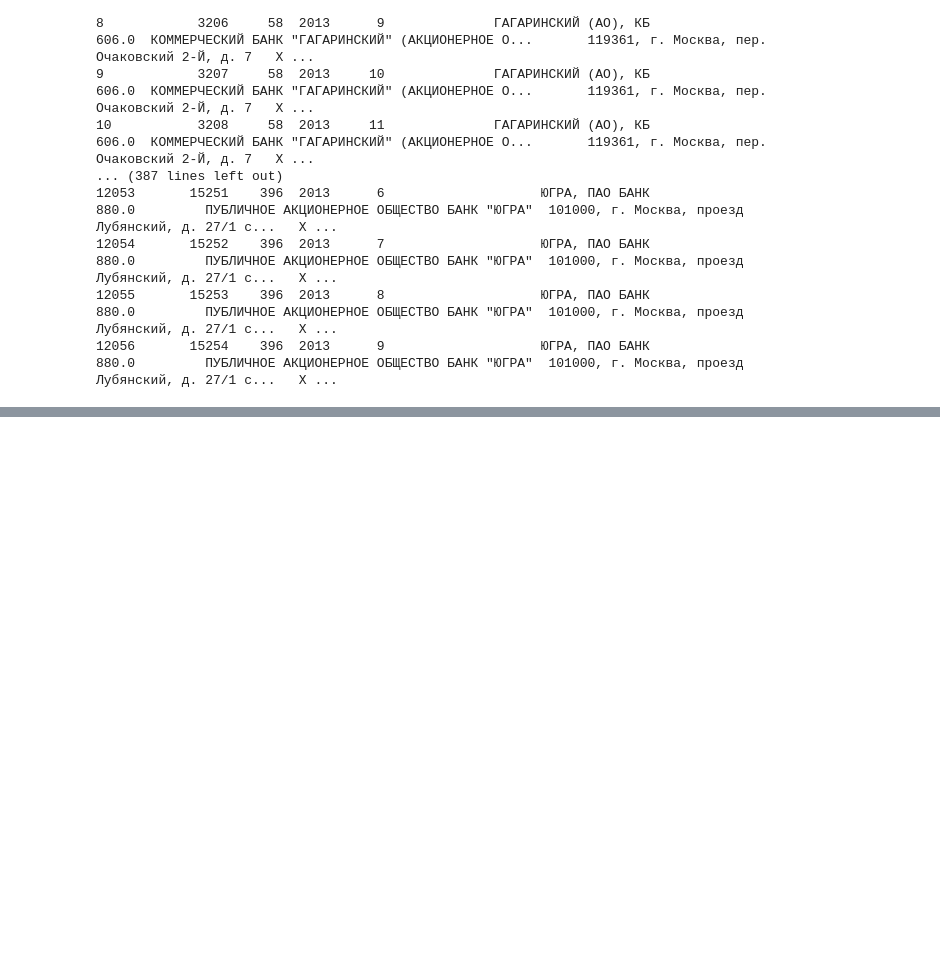
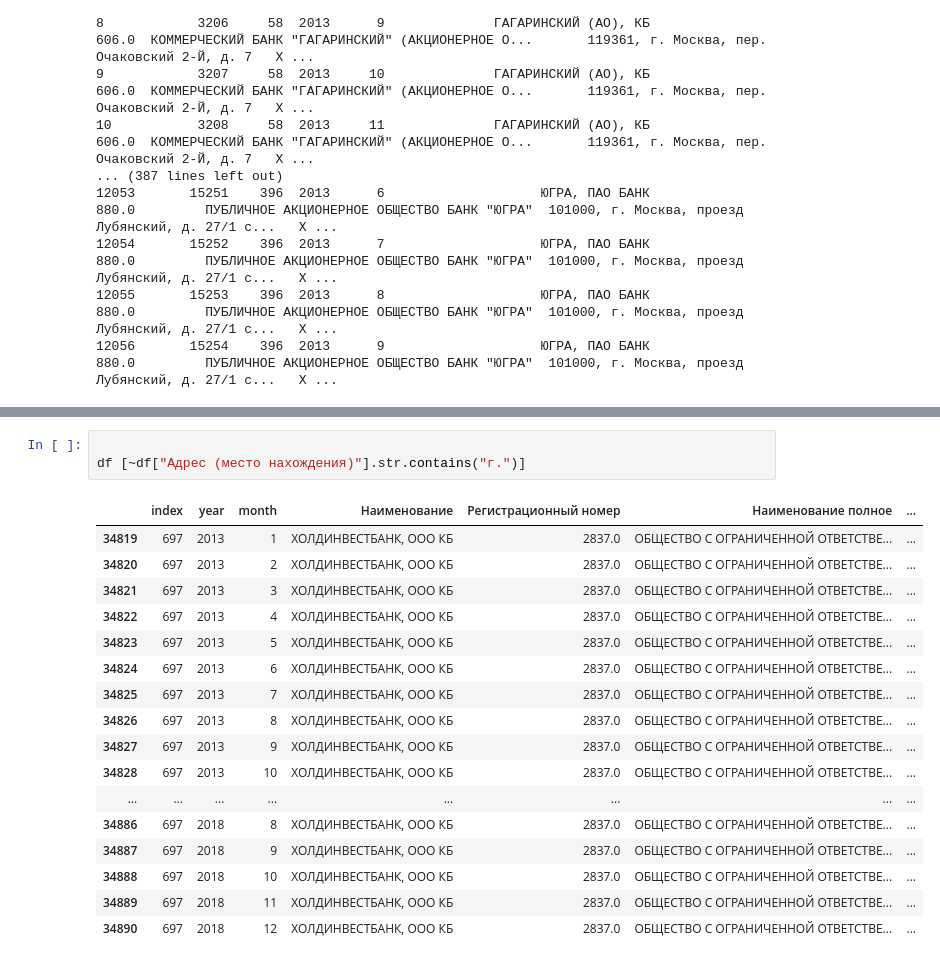
Before and after one commit to yuliak98/-2, a Jupyter notebook: ликвидация.ipynb, the cells around one changed output, grey strips where cells are left out. Cells and saved outputs as stored; diff of their text form; blank space fills up the shorter version.

```diff
--- a/ликвидация.ipynb
+++ b/ликвидация.ipynb
@@ -87,0 +140,21 @@ df
+# %%
+
+df [~df["Адрес (место нахождения)"].str.contains("г.")]
+# %% [output]
+|  | index | year | month | Наименование | Регистрационный номер | Наименование полное | ... |
+| 34819 | 697 | 2013 | 1 | ХОЛДИНВЕСТБАНК, ООО КБ | 2837.0 | ОБЩЕСТВО С ОГРАНИЧЕННОЙ ОТВЕТСТВЕ... | ... |
+| 34820 | 697 | 2013 | 2 | ХОЛДИНВЕСТБАНК, ООО КБ | 2837.0 | ОБЩЕСТВО С ОГРАНИЧЕННОЙ ОТВЕТСТВЕ... | ... |
+| 34821 | 697 | 2013 | 3 | ХОЛДИНВЕСТБАНК, ООО КБ | 2837.0 | ОБЩЕСТВО С ОГРАНИЧЕННОЙ ОТВЕТСТВЕ... | ... |
+| 34822 | 697 | 2013 | 4 | ХОЛДИНВЕСТБАНК, ООО КБ | 2837.0 | ОБЩЕСТВО С ОГРАНИЧЕННОЙ ОТВЕТСТВЕ... | ... |
+| 34823 | 697 | 2013 | 5 | ХОЛДИНВЕСТБАНК, ООО КБ | 2837.0 | ОБЩЕСТВО С ОГРАНИЧЕННОЙ ОТВЕТСТВЕ... | ... |
+| 34824 | 697 | 2013 | 6 | ХОЛДИНВЕСТБАНК, ООО КБ | 2837.0 | ОБЩЕСТВО С ОГРАНИЧЕННОЙ ОТВЕТСТВЕ... | ... |
+| 34825 | 697 | 2013 | 7 | ХОЛДИНВЕСТБАНК, ООО КБ | 2837.0 | ОБЩЕСТВО С ОГРАНИЧЕННОЙ ОТВЕТСТВЕ... | ... |
+| 34826 | 697 | 2013 | 8 | ХОЛДИНВЕСТБАНК, ООО КБ | 2837.0 | ОБЩЕСТВО С ОГРАНИЧЕННОЙ ОТВЕТСТВЕ... | ... |
+| 34827 | 697 | 2013 | 9 | ХОЛДИНВЕСТБАНК, ООО КБ | 2837.0 | ОБЩЕСТВО С ОГРАНИЧЕННОЙ ОТВЕТСТВЕ... | ... |
+| 34828 | 697 | 2013 | 10 | ХОЛДИНВЕСТБАНК, ООО КБ | 2837.0 | ОБЩЕСТВО С ОГРАНИЧЕННОЙ ОТВЕТСТВЕ... | ... |
+| ... | ... | ... | ... | ... | ... | ... | ... |
+| 34886 | 697 | 2018 | 8 | ХОЛДИНВЕСТБАНК, ООО КБ | 2837.0 | ОБЩЕСТВО С ОГРАНИЧЕННОЙ ОТВЕТСТВЕ... | ... |
+| 34887 | 697 | 2018 | 9 | ХОЛДИНВЕСТБАНК, ООО КБ | 2837.0 | ОБЩЕСТВО С ОГРАНИЧЕННОЙ ОТВЕТСТВЕ... | ... |
+| 34888 | 697 | 2018 | 10 | ХОЛДИНВЕСТБАНК, ООО КБ | 2837.0 | ОБЩЕСТВО С ОГРАНИЧЕННОЙ ОТВЕТСТВЕ... | ... |
+| 34889 | 697 | 2018 | 11 | ХОЛДИНВЕСТБАНК, ООО КБ | 2837.0 | ОБЩЕСТВО С ОГРАНИЧЕННОЙ ОТВЕТСТВЕ... | ... |
+| 34890 | 697 | 2018 | 12 | ХОЛДИНВЕСТБАНК, ООО КБ | 2837.0 | ОБЩЕСТВО С ОГРАНИЧЕННОЙ ОТВЕТСТВЕ... | ... |
```
Also changed, not shown: parts of 6 cells of this notebook, 15 other files.
